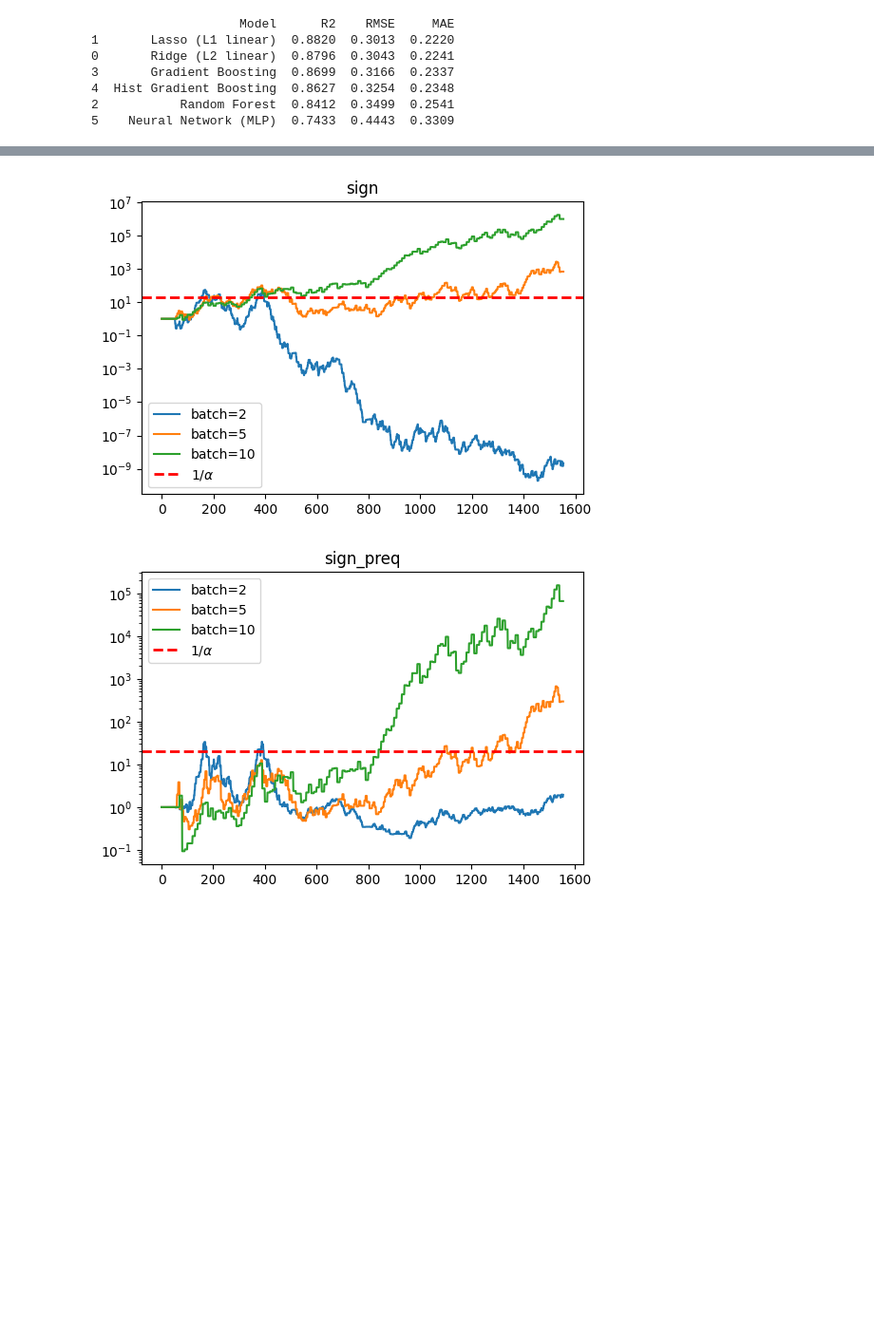
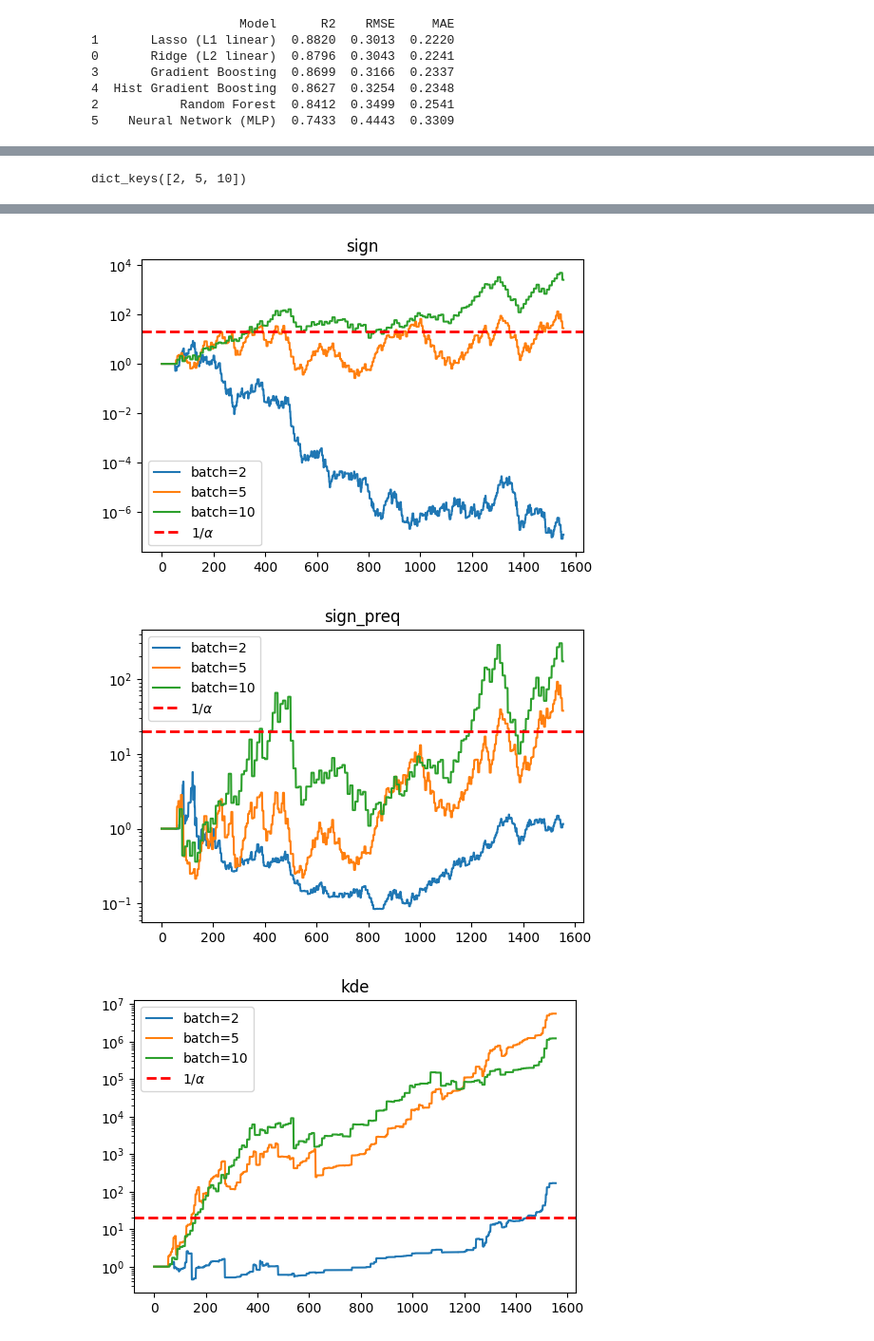
Before and after one commit to Antares01/sequential_ml_testing, a Jupyter notebook: src/experiments/toy_hiv_exp.ipynb, the cells around one changed output, grey strips where cells are left out. Shown at 95% size. Drawn from its saved outputs; the diff is of its cells as text; code cells hidden in the pictures; blank space fills up the shorter version.

Commit message:
iterating over sampler names (so as not to skip kde)

```diff
--- a/src/experiments/toy_hiv_exp.ipynb
+++ b/src/experiments/toy_hiv_exp.ipynb
@@ -13,7 +13,7 @@ from data.data import get_hiv_data, get_hiv_clf
 np.random.seed(0)
 j_vec = [10, 61, 62]
 batch_list = [2, 5, 10]#[5, 10, 20]
-n_init = 20
+n_init = 100
 #offline=True
 #g_func = TanhBet()
 #sampling_func = sample_hiv_data
@@ -111,12 +111,14 @@ print(df_results.round(4))
 # %%
 os.chdir("src")
 # %%
+from copy import deepcopy
+
 from ML_e_process import ML_e_process
 from sklearn.linear_model import LassoCV
-
+from Sampler import DefaultSampler
 from ExponentialBet import ExponentialBet
 from AntisymmetricBet import AntisymmetricBet  # adjust import
-from utils import prepare_exponential_parameters, prepare_coin_betting_parameters, g_family_cb, update_g_func_static, prepare_lambda_parameters, g_family_tanh, g_family_sign
+from utils import prepare_exponential_parameters, prepare_coin_betting_parameters, g_family_cb, update_g_func_static, prepare_lambda_parameters, g_family_tanh, g_family_sign, prepare_kernel_density_parameters, g_family_kde, update_g_func_kernel_density, initialize_kde_history
 
 
 etas = prepare_exponential_parameters(0.01, 5, 10)
@@ -124,8 +126,6 @@ strategy_exp = ExponentialBet(
     parameters=etas,
     exact=True
 )
-
-
 
 params_cb = prepare_coin_betting_parameters(lam_start = 0.01, lam_end = 0.95, lam_num = 10, M_start = 0.01, M_end = 5, M_num = 10)
 strategy_cb = AntisymmetricBet(
@@ -166,8 +166,36 @@ betting_strategies = {
     "tanh": strategy_tanh,
     "sign": strategy_sign,
     "sign_preq": strategy_sign_preq,
+}
 
-}
+bets_js_bs = {
+            j: {
+                b: {
+                    key: deepcopy(strategy)
+                    for key, strategy in betting_strategies.items()
+                }
+                for b in batch_list
+            }
+            for j in j_vec
+        }
+sampdoria = [DefaultSampler(j=j) for j in j_vec]
+q, q_tilde = initialize_kde_history(X[:n_init], Y[:n_init].ravel(), sampdoria, j_vec, batch_list, model = LassoCV())
+for j in j_vec:
+    for b in batch_list:
+        params_kde = prepare_kernel_density_parameters()
+        model_for_history = model
+        sampdoria = [DefaultSampler(j=j)]
+
+        past_qs = list(zip(q[b], q_tilde[b][j]))
+        strategy_kde = AntisymmetricBet(
+            g_family= g_family_kde,
+            update_g_func = update_g_func_kernel_density,
+            parameters=params_kde,
+            prequential=True,
+            past_qs = past_qs
+        )
+        bets_js_bs[j][b]["kde"] = strategy_kde
+
 
 #batch_list = [1, 2, 5]
 e_process = ML_e_process(batch_list=batch_list, n_init=50, b_resamplings=20, study_j=j_vec,
@@ -176,4 +204,5 @@ e_process = ML_e_process(batch_list=batch_list, n_init=50, b_resamplings=20, stu
                  samplers=None, #sampling_args={}
                  learn_conditional_distribution=True,
                  optional_stopping=True,
+                 bets_js_bs=bets_js_bs
                  )
@@ -202,8 +219,12 @@ martingales
+# %%
+martingales['tanh'].keys()
+# %% [output]
+dict_keys([2, 5, 10])
 # %%
 import matplotlib.pyplot as plt
 alpha = 0.05
 j = 61 #j_vec = [10, 61, 62]
-for strategy_name in betting_strategies.keys():
+for strategy_name in martingales.keys():
     plt.figure(figsize=(6, 4))
     for b in batch_list:
         plt.plot(
@@ -228,5 +249,6 @@ for strategy_name in betting_strategies.keys():
-[figure, old version]
+[figure, new version]
-[figure, old version]
+[figure, new version]
+[figure, added]
 # %%
 plt.figure(figsize=(6, 4))
 
```
Also changed, not shown: parts of 6 cells of this notebook, 1 other file.
